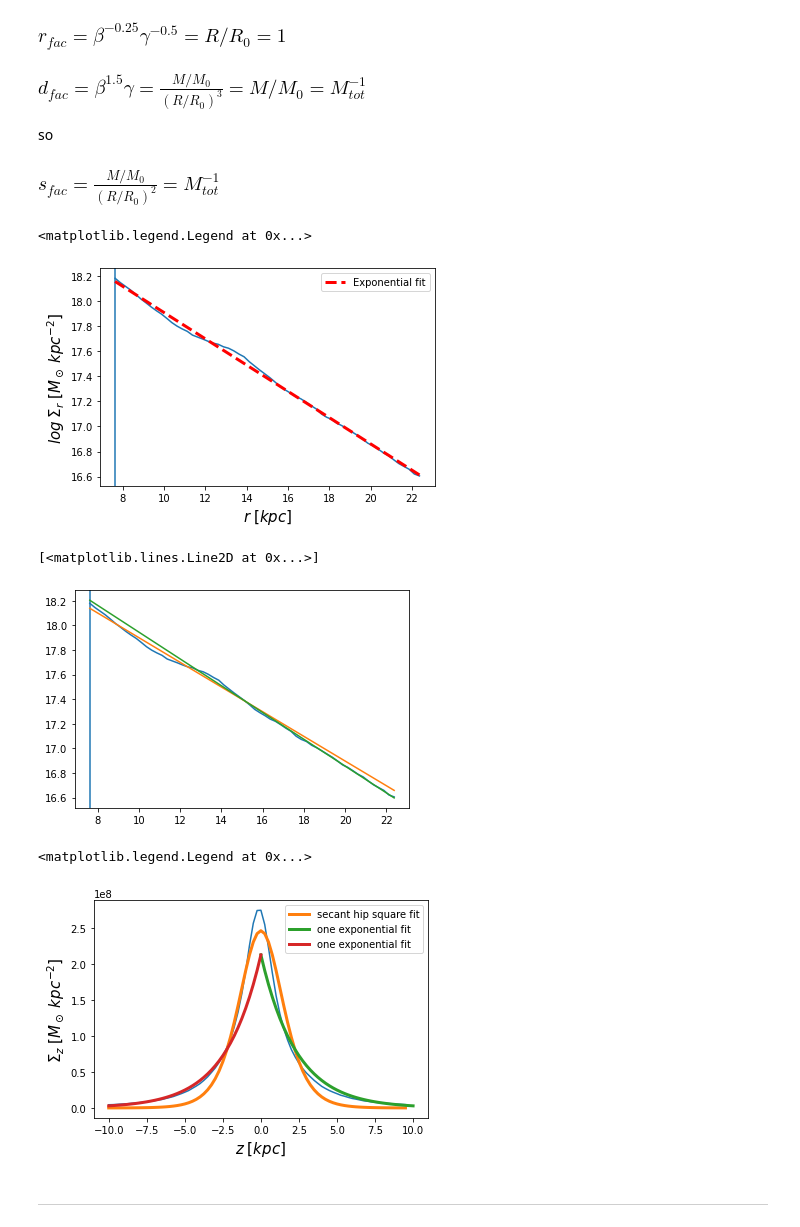
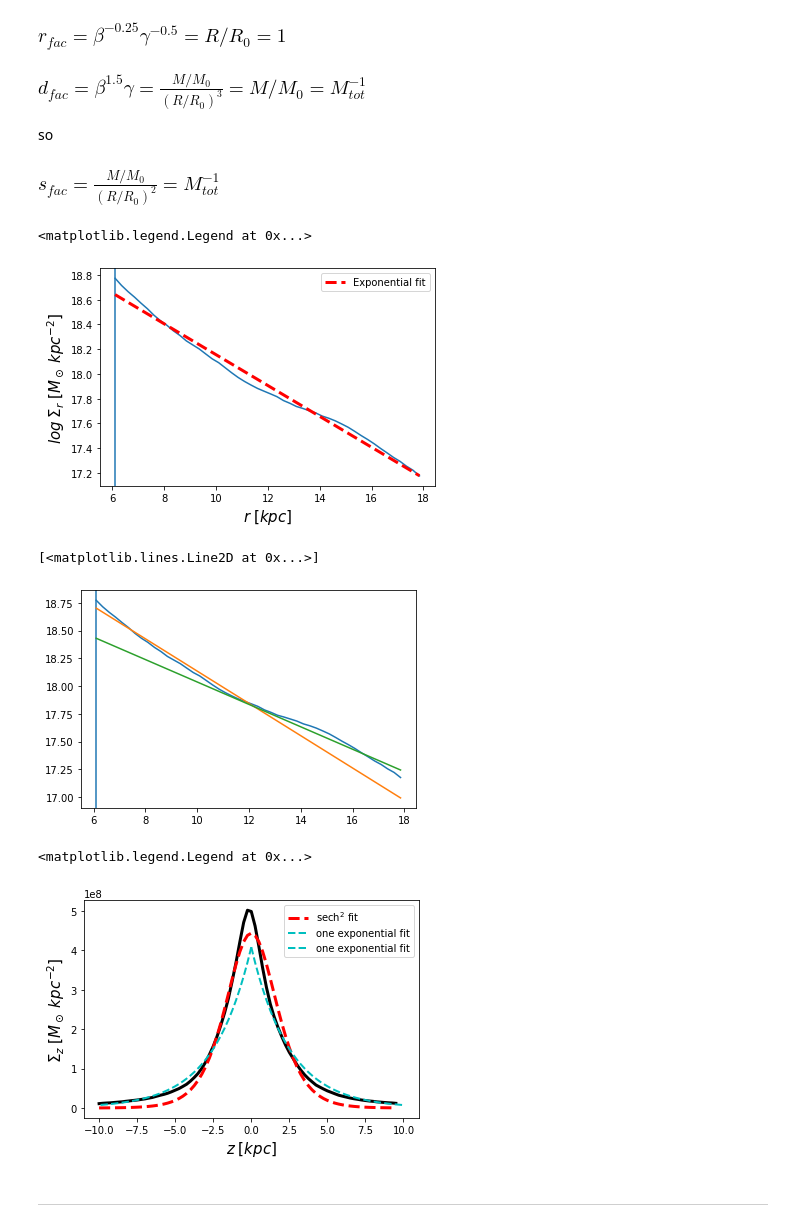
Before and after one commit to jngaravitoc/auriga-exp, a Jupyter notebook: src/pyEXPDiscTest.ipynb, the cells around one changed output. Cells and saved outputs as stored; diff of their text form; code cells hidden in the pictures.

```diff
--- a/src/pyEXPDiscTest.ipynb
+++ b/src/pyEXPDiscTest.ipynb
@@ -15,13 +15,16 @@ from spherical_basis_builder import *
 import LibAu as la
 # %%
 from scipy.optimize import curve_fit,leastsq
+sech = lambda z_: np.power(np.cosh(z_),-1)
+Iz = lambda zz,hz,Io: Io* np.power(sech(zz/hz),2)
 def HeightPro(z,m,p0=None,bounds=((-np.inf,0),(np.inf,np.inf))):
         sech = lambda z_: np.power(np.cosh(z_),-1)
         Iz = lambda zz,hz,Io: Io* np.power(sech(zz/hz),2)
-        bounds=((0.,-np.inf),(np.inf,np.inf))
+        mmax,mstd= np.max(m),np.std(m)
+        bounds=((-np.inf,mmax-mstd),(np.inf,mmax+mstd))
         popt,pcov = curve_fit(Iz,z,m,bounds=bounds)
         hz,Io = popt
-
+        fit_err=np.sqrt(np.diag(pcov))
         Z_fit =Iz(z,hz,Io)
         residuals = m - Z_fit
         chi_sq = sum((residuals**2)/Z_fit)
@@ -39,7 +42,7 @@ def RMS(r,z,m,boxl=0.5,lmin=0,lmax=50):
     Z2 = ZM/c
     return rbin,np.sqrt(Z2)
 # %%
-nhalo=16 #Name Halo
+nhalo=21 #Name Halo
 nsnap= 63 #z=0
 sim = la.Reader_Au(Nhalo=nhalo,Nsnap=nsnap) #Read Simulation
 header = sim.Header()
@@ -79,6 +82,6 @@ print(type(mass[0]))
 <class 'numpy.float64'>
 # %%
-def StellarDensity1D(R,f,boxl=0.5,lmin=0,lmax=50,mode='SD',Pos=None):
+def StellarDensity1D(R,f,boxl=0.5,lmin=0,lmax=50,mode='SD',Lt=None):
     #Flux = lambda m: 10.**(-0.4 * m)
     #kpc2arcsec = lambda x: (x*1000/10)*((180*60*60)/np.pi)
     #flux = Flux(f)
@@ -97,8 +100,8 @@ def StellarDensity1D(R,f,boxl=0.5,lmin=0,lmax=50,mode='SD',Pos=None):
         sb[c,0] = r[i]
         if mode=='SD':sb[c,1] = (np.sum(f[ind]) ) / (np.pi*(r[i+1]**2 - r[i]**2) ) #Msun/kpc^2
         if mode=='SDz':
-            rmax=np.max(Pos[:,1][ind])
-            sb[c,1] = (np.sum(f[ind]) ) / (boxl*rmax*2 ) #Msun/kpc^2
+            #rmax=np.max(Pos[:,1][ind])
+            sb[c,1] = (np.sum(f[ind]) ) / (boxl*Lt ) #Msun/kpc^2
         c+=1
 
     mvs = -2.5*np.log(sb[:,1])
@@ -109,10 +112,11 @@ R2Ds = np.sqrt(poss[:,0]**2  + poss[:,1]**2)
 cutz = np.abs(poss[:,2])<=10
 cutr = (R2Ds>= 0.5*Rhalf)&(R2Ds<= 1.5*Rhalf)
 Rsd,SD = StellarDensity1D(R2Ds[cutr&cutz],masss[cutr&cutz],boxl=0.25,lmin=0.5*Rhalf,lmax=1.5*Rhalf)
-Zsd,SDz = StellarDensity1D(poss[:,2][cutr&cutz],masss[cutr&cutz],boxl=0.25,lmin=-10,lmax=10,mode='SDz',Pos=poss[cutr&cutz])
+Zsd,SDz = StellarDensity1D(poss[:,2][cutr&cutz],masss[cutr&cutz],boxl=0.25,lmin=-10,lmax=10,mode='SDz',Lt=2*Rhalf)
 
 
 Rbin,Z2 = RMS(R2Ds[cutz],poss[:,2][cutz],masss[cutz],boxl=0.25,lmin=0,lmax=15)
+#print(Zsd,SDz)
 # %%
 plt.figure(figsize=(15,6))
 plt.subplot(131)
@@ -179,7 +183,7 @@ plt.xlabel(r'$r\; [kpc]$',fontsize=15)
 plt.legend()
 # %% [output]
 <matplotlib.legend.Legend at 0x...>
-[figure, old version]
+[figure, new version]
 # %%
 plt.plot(Rsd,np.log(SD))
 plt.axvline(0.5*Rhalf)
@@ -187,18 +191,19 @@ plt.plot(DoubleExp['LineFit_in'][0],DoubleExp['LineFit_in'][1])
 plt.plot(DoubleExp['LineFit_out'][0],DoubleExp['LineFit_out'][1])
 # %% [output]
 [<matplotlib.lines.Line2D at 0x...>]
-[figure, old version]
+[figure, new version]
 # %%
-plt.plot(Zsd[:-1],SDz[:-1])
-plt.plot(Sechz['SechFit'][0],Sechz['SechFit'][1],lw=3,label='secant hip square fit')
-plt.plot(ZExp['LineFit'][0],np.exp(ZExp['LineFit'][1]),lw=3,label='one exponential fit')
-plt.plot(-ZExp['LineFit'][0],np.exp(ZExp['LineFit'][1]),lw=3,label='one exponential fit')
+plt.plot(Zsd[:-1],SDz[:-1],lw=3,c='k')
+plt.plot(Sechz['SechFit'][0][:-1],Sechz['SechFit'][1][:-1],lw=3,label=r'$\rm sech^2$ fit',c='r',ls='--')
+plt.plot(ZExp['LineFit'][0],np.exp(ZExp['LineFit'][1]),lw=2,label='one exponential fit',c='c',ls='--')
+plt.plot(-ZExp['LineFit'][0],np.exp(ZExp['LineFit'][1]),lw=2,label='one exponential fit',c='c',ls='--')
+#plt.plot(Zsd[:-1],Iz(Zsd[:-1],Sechz['h_z'],SDz[:-1].max()),lw=3,label='exp mix')
 plt.ylabel(r'$\Sigma_z\; [M_\odot\;kpc^{-2}]$',fontsize=15)
 plt.xlabel(r'$z\; [kpc]$',fontsize=15)
 plt.legend()
 # %% [output]
 <matplotlib.legend.Legend at 0x...>
-[figure, old version]
+[figure, new version]
 # %% [markdown]
 ---
 # %%
```
Also changed, not shown: parts of 11 cells of this notebook, 4 other files.
